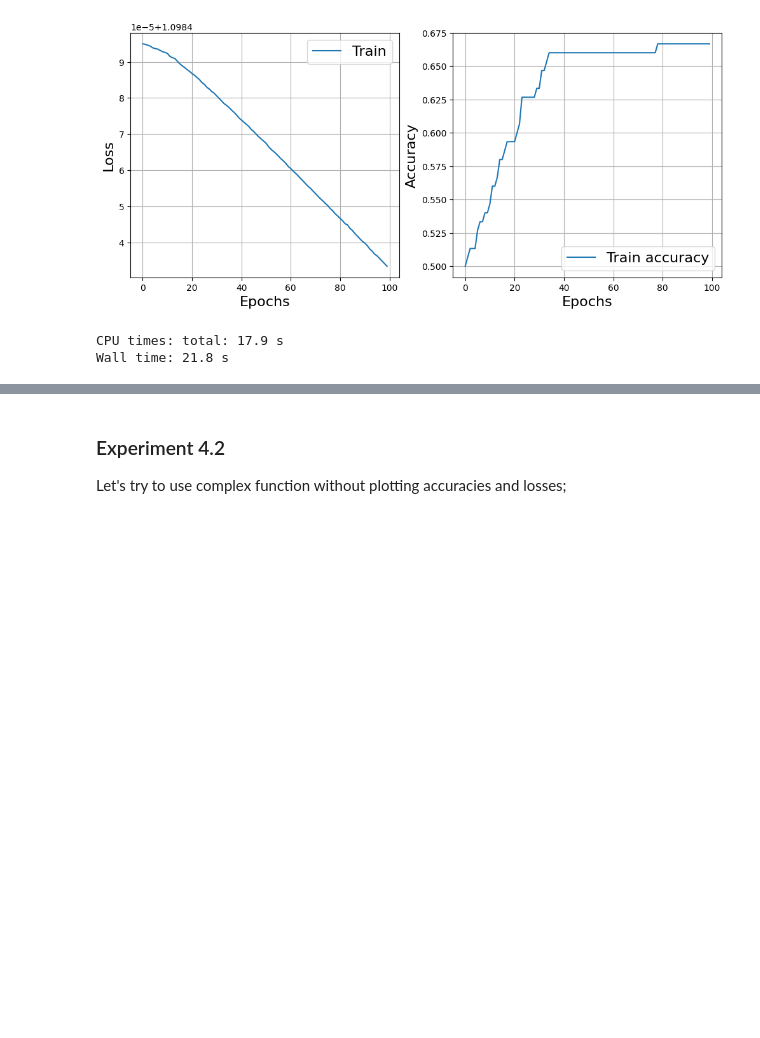
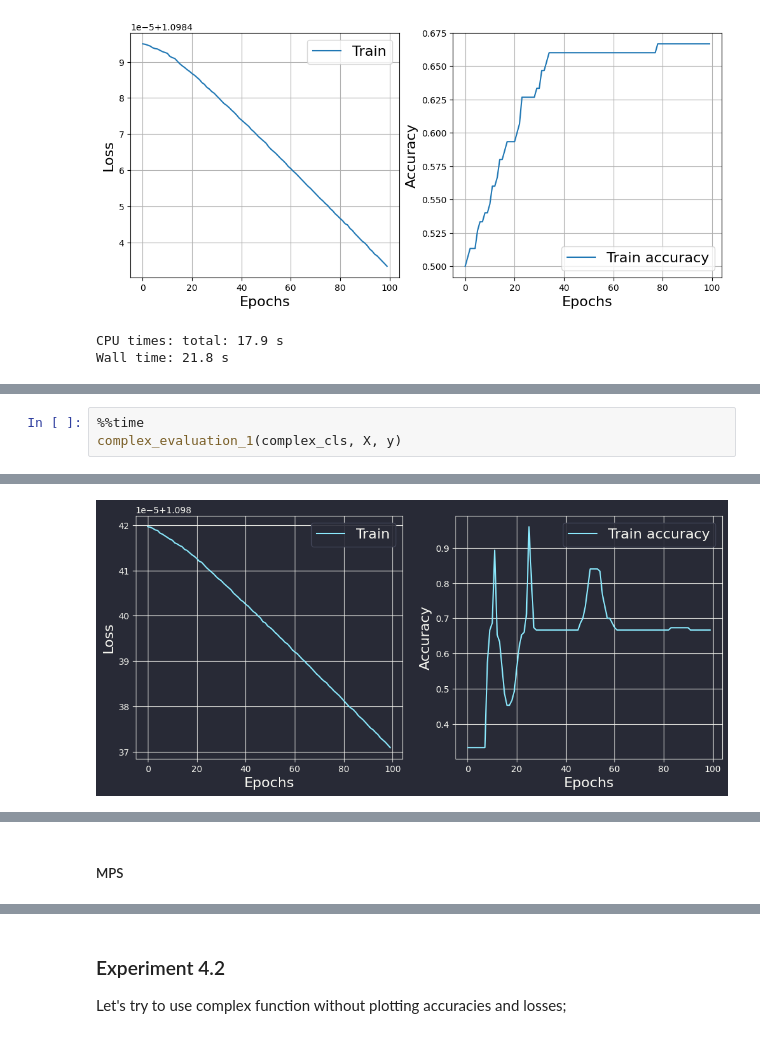
Before and after one commit to alex-werben/Deep-Learning, a Jupyter notebook: iris_classification.ipynb, the cells around one changed output, grey strips where cells are left out. Drawn from its saved outputs; the diff is of its cells as text; blank space fills up the shorter version.

```diff
--- a/iris_classification.ipynb
+++ b/iris_classification.ipynb
@@ -661,0 +859,4 @@ Wall time: 21.8 s
+# %%
+%%time
+complex_evaluation_1(complex_cls, X, y)
+# %% [output]
@@ -661,0 +864 @@ Wall time: 21.8 s
+[figure, added]
@@ -661,0 +867,2 @@ Wall time: 21.8 s
+# %% [markdown]
+##### MPS
```
Also changed, not shown: parts of 66 cells of this notebook.
